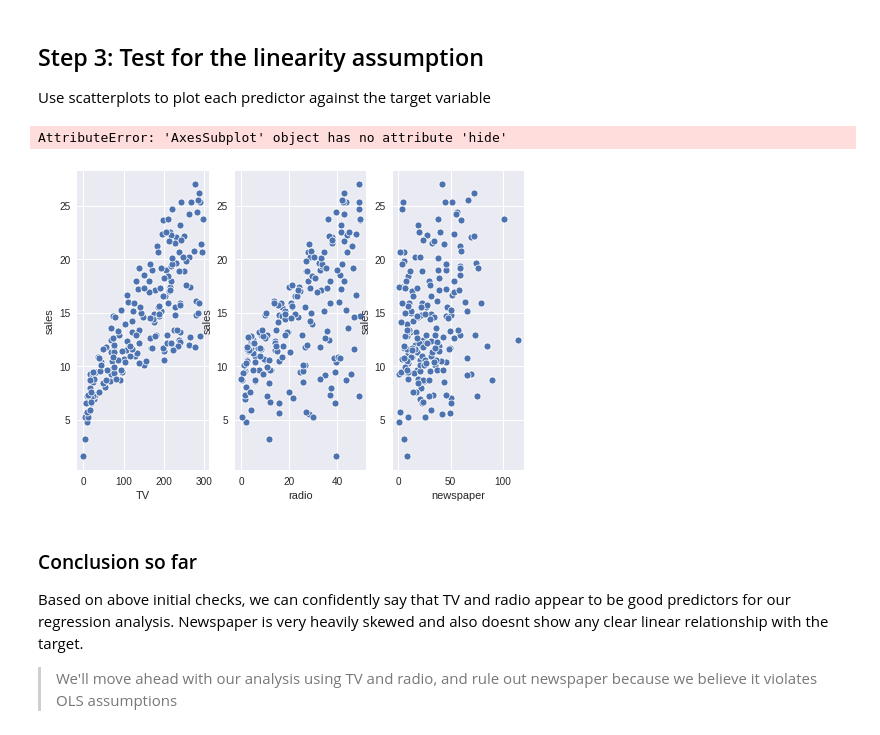
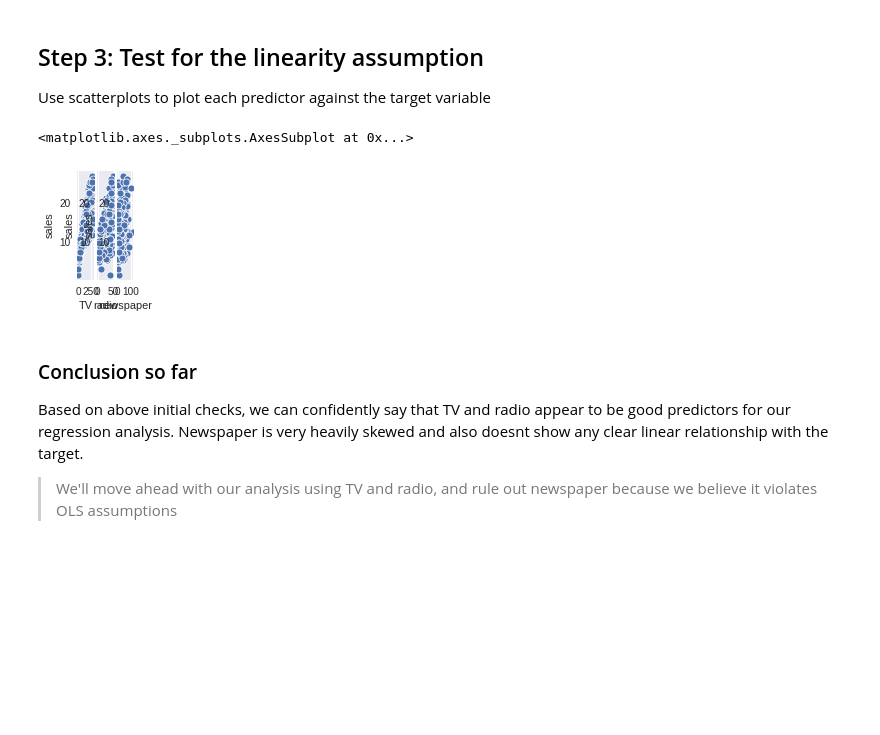
Before and after one commit to fcoba/dsc-ols-statsmodels-lab-dc-ds-career-042219, a Jupyter notebook: index.ipynb, the cells around one changed output. Cells and saved outputs as stored; diff of their text form; code cells hidden in the pictures; blank space fills up the shorter version.

```diff
--- a/index.ipynb
+++ b/index.ipynb
@@ -93,16 +93,16 @@ sns.distplot(df['sales'])
 Use scatterplots to plot each predictor against the target variable
 # %%
 # visualize the relationship between the preditors and the target using scatterplots
-fig = plt.figure(figsize=)
+fig = plt.figure(figsize=(8,2))
 ax1 = fig.add_subplot(1,3,1)
 ax2 = fig.add_subplot(1,3,2)
 ax3 = fig.add_subplot(1,3,3)
 sns.scatterplot(df['TV'], df['sales'],ax=ax1)
 sns.scatterplot(df['radio'], df['sales'],ax=ax2)
 sns.scatterplot(df['newspaper'], df['sales'],ax=ax3)
 # %% [output]
-AttributeError: 'AxesSubplot' object has no attribute 'hide'
+<matplotlib.axes._subplots.AxesSubplot at 0x...>
-[figure, old version]
+[figure, new version]
 # %%
 # Record yor observations on linearity here
 # %% [markdown]
```
